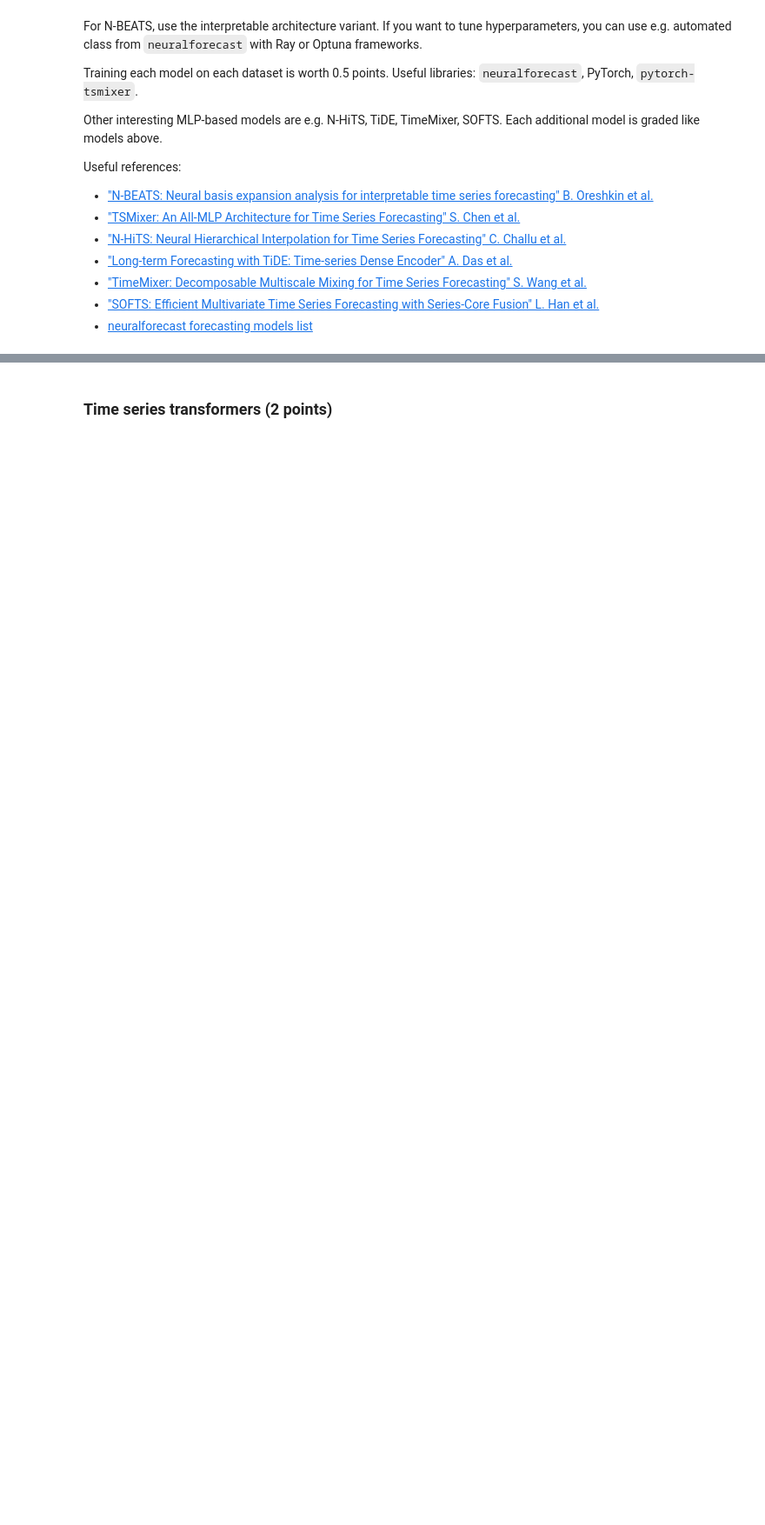
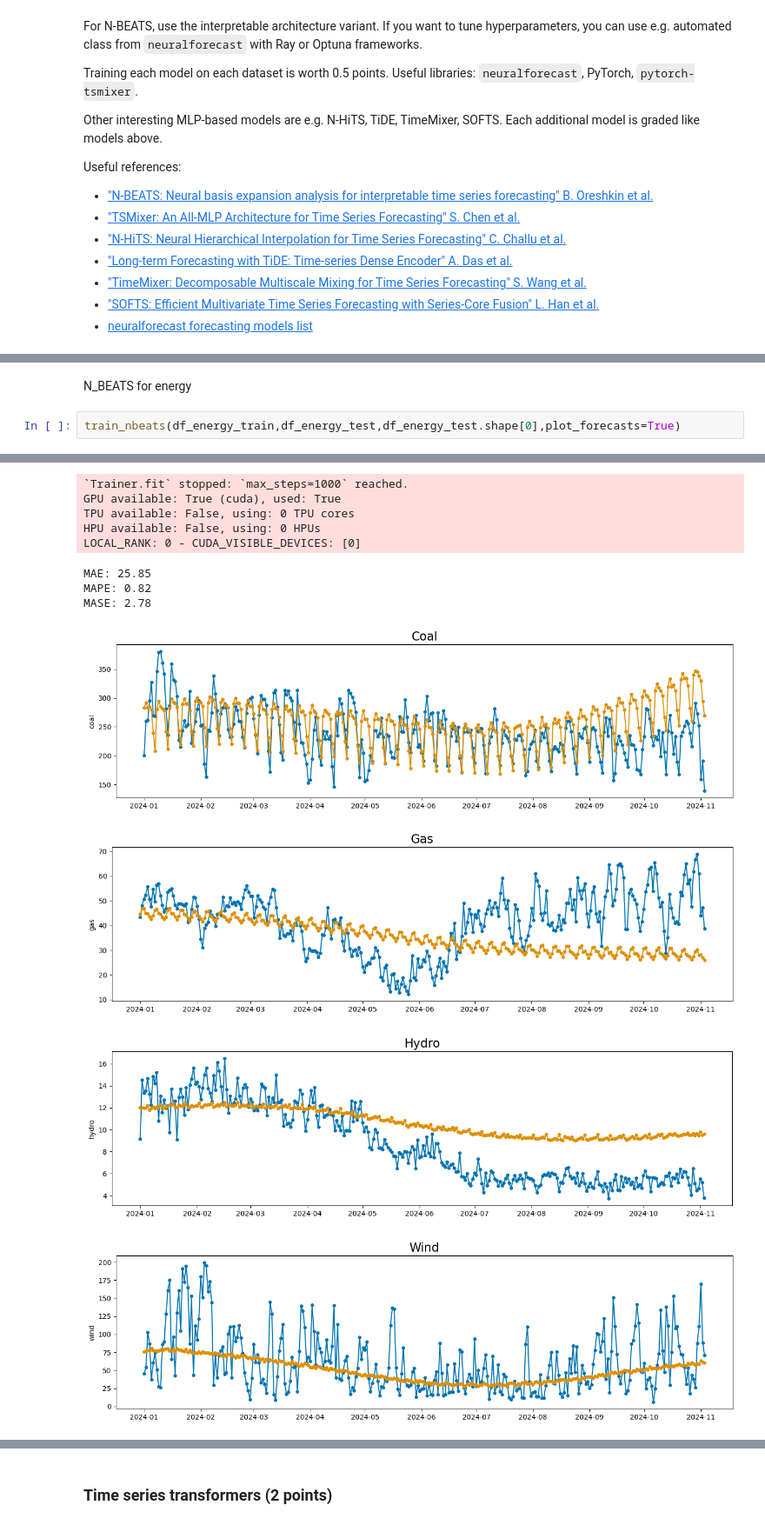
Before and after one commit to my-alaska/ml-course, a Jupyter notebook: time_series/time_series_2.ipynb, the cells around one changed output, grey strips where cells are left out. Shown at 87% size. Cells and saved outputs as stored; diff of their text form; blank space fills up the shorter version.

Commit message:
nbeats done

```diff
--- a/time_series/time_series_2.ipynb
+++ b/time_series/time_series_2.ipynb
@@ -396,0 +683,5 @@ Useful references:
+# %% [markdown]
+N_BEATS for energy
+# %%
+train_nbeats(df_energy_train,df_energy_test,df_energy_test.shape[0],plot_forecasts=True)
+# %% [output]
@@ -396,0 +707,12 @@ Useful references:
+`Trainer.fit` stopped: `max_steps=1000` reached.
+GPU available: True (cuda), used: True
+TPU available: False, using: 0 TPU cores
+HPU available: False, using: 0 HPUs
+LOCAL_RANK: 0 - CUDA_VISIBLE_DEVICES: [0]
+MAE: 25.85
+MAPE: 0.82
+MASE: 2.78
+[figure, added]
+[figure, added]
+[figure, added]
+[figure, added]
```
Also changed, not shown: parts of 32 cells of this notebook.
